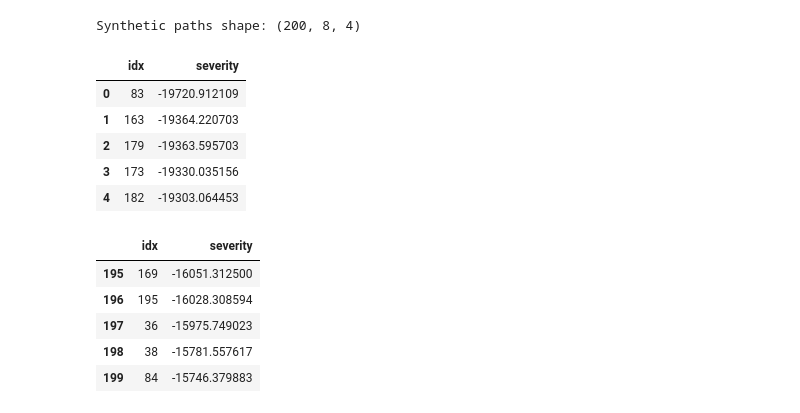
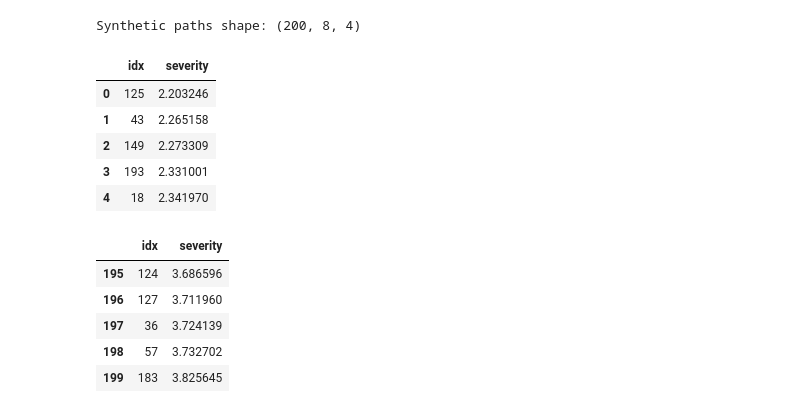
Before and after one commit to BinodTandan/Banking_Stress_Testing, a Jupyter notebook: notebooks/05_genAI_scenarios.ipynb, the cells around one changed output. Cells and saved outputs as stored; diff of their text form; code cells hidden in the pictures.

```diff
--- a/notebooks/05_genAI_scenarios.ipynb
+++ b/notebooks/05_genAI_scenarios.ipynb
@@ -204,10 +207,24 @@ optimizer = torch.optim.Adam(vae.parameters(), lr=1e-3)
+# %%
+# Weight decay to discourage overfitting / memorization
+optimizer = torch.optim.Adam(vae.parameters(), lr=1e-3, weight_decay=1e-4)
 # %%
-# 3.3 VAE loss: reconstruction (MSE) + KL divergence
+# 3.3 VAE loss: reconstruction (MSE) + KL divergence (both averaged per batch)
 
-def vae_loss_fn(recon_x, x, mu, logvar):
-    # Reconstruction loss (mean squared error)
-    recon_loss = nn.functional.mse_loss(recon_x, x, reduction="sum")
-    # KL divergence between q(z|x) and N(0, I)
-    kl = -0.5 * torch.sum(1 + logvar - mu.pow(2) - logvar.exp())
-    return recon_loss + kl, recon_loss, kl
+def vae_loss_fn(recon_x, x, mu, logvar, kl_weight: float = 1.0):
+    """
+    recon_x  : reconstructed flattened macro sequence (batch, input_dim)
+    x        : original flattened sequence (batch, input_dim)
+    mu       : encoder mean (batch, latent_dim)
+    logvar   : encoder log-variance (batch, latent_dim)
+    kl_weight: scaling factor for KL term (beta-VAE style)
+    """
+    # Reconstruction loss (mean MSE over batch)
+    recon_loss = nn.functional.mse_loss(recon_x, x, reduction="mean")
+
+    # KL divergence per sample, then mean over batch
+    kl_element = 1 + logvar - mu.pow(2) - logvar.exp()
+    kl_loss = -0.5 * torch.mean(torch.sum(kl_element, dim=1))
+
+    total = recon_loss + kl_weight * kl_loss
+    return total, recon_loss, kl_loss
 # %%
@@ -275,7 +441,7 @@ delta_cols = ["UNRATE_delta_qoq", "FEDFUNDS_delta_qoq",
 # 4.1 Sample synthetic sequences from latent space
 
 n_samples_gen = 200  # number of synthetic paths to generate
-latent_dim = 2       # must match what you used in VAE definition
+latent_dim = 5
 T = WINDOW_SIZE
 D = len(macro_cols)
 
@@ -300,44 +466,48 @@ Synthetic paths shape: (200, 8, 4)
 # %%
 # 4.2 Define a severity score for each synthetic path
 #     Idea: high UNRATE + low GDP growth = more severe.
 #     We compute a simple scalar:
 #         severity = max(UNRATE) - min(GDPC1)
 
 def compute_severity(path, macro_cols):
     """
     path: array of shape (T, 4) with columns [GDPC1, UNRATE, CPIAUCSL, FEDFUNDS]
-    returns: scalar severity score
+    returns: scalar severity score (higher = more severe)
     """
-    # convert to DataFrame for readability
     df_p = pd.DataFrame(path, columns=macro_cols)
-    unrate_max = df_p["UNRATE"].max()
-    gdp_min = df_p["GDPC1"].min()
-    severity = unrate_max - gdp_min
+
+    # Standardize each macro variable (z-score)
+    df_z = (df_p - df_p.mean()) / df_p.std(ddof=0)
+
+    # Severity: high unemployment + weak GDP
+    # (Both now on comparable scales)
+    severity = df_z["UNRATE"].max() - df_z["GDPC1"].min()
+
     return severity, df_p
 
 severity_records = []
 
 for i in range(synthetic_paths.shape[0]):
     path = synthetic_paths[i]
     sev, df_p = compute_severity(path, macro_cols)
     severity_records.append({"idx": i, "severity": sev})
 
 severity_df = pd.DataFrame(severity_records).sort_values("severity").reset_index(drop=True)
 display(severity_df.head())
 display(severity_df.tail())
 # %% [output]
 |  | idx | severity |
-| 0 | 83 | -19720.912109 |
-| 1 | 163 | -19364.220703 |
-| 2 | 179 | -19363.595703 |
-| 3 | 173 | -19330.035156 |
-| 4 | 182 | -19303.064453 |
+| 0 | 125 | 2.203246 |
+| 1 | 43 | 2.265158 |
+| 2 | 149 | 2.273309 |
+| 3 | 193 | 2.331001 |
+| 4 | 18 | 2.341970 |
 |  | idx | severity |
-| 195 | 169 | -16051.312500 |
-| 196 | 195 | -16028.308594 |
-| 197 | 36 | -15975.749023 |
-| 198 | 38 | -15781.557617 |
-| 199 | 84 | -15746.379883 |
+| 195 | 124 | 3.686596 |
+| 196 | 127 | 3.711960 |
+| 197 | 36 | 3.724139 |
+| 198 | 57 | 3.732702 |
+| 199 | 183 | 3.825645 |
 # %%
 # 4.3 Choose representative GenAI scenarios by severity percentile
 
```
Also changed, not shown: parts of 24 cells of this notebook.
